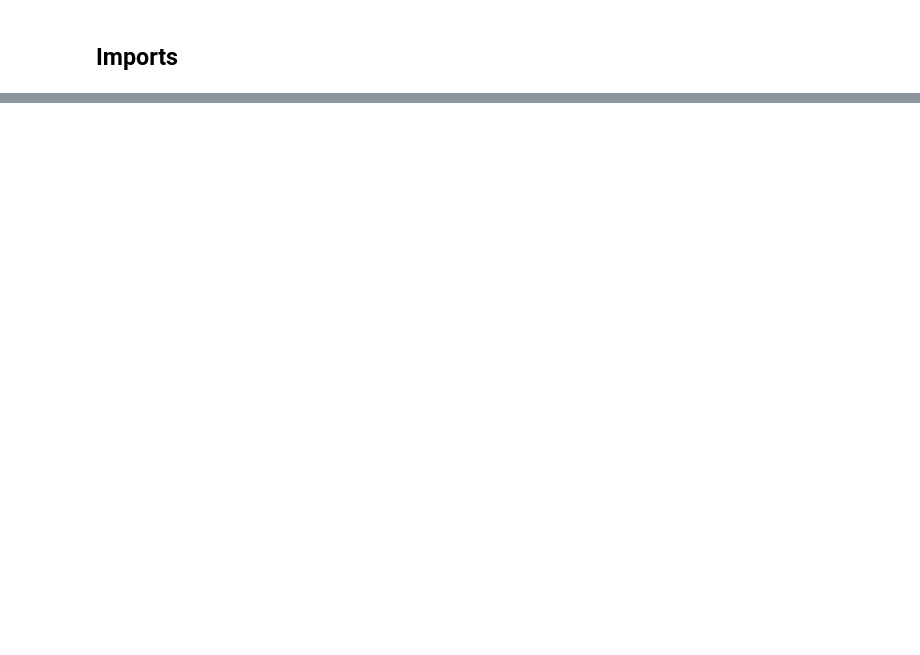
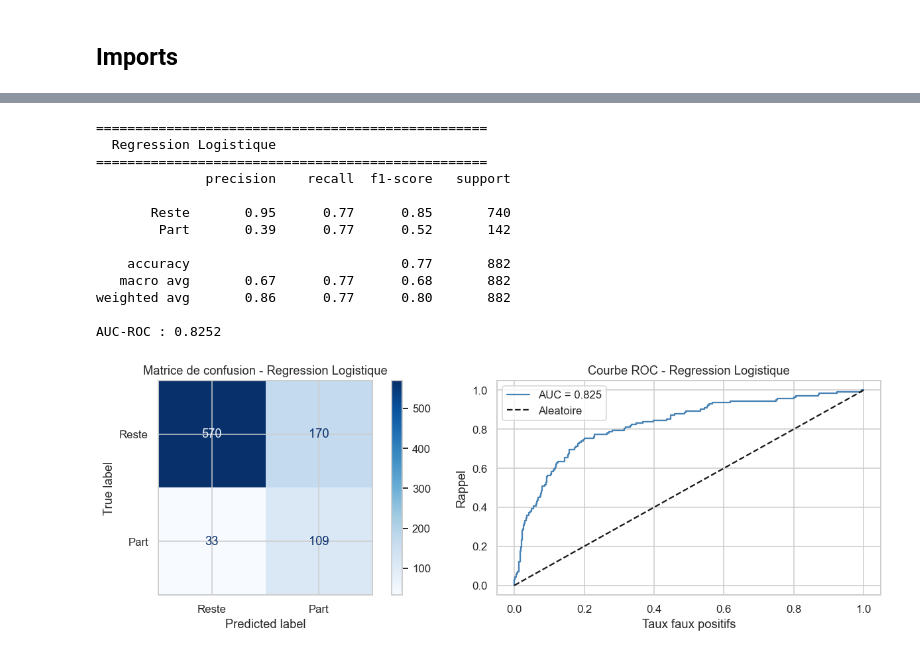
Before and after one commit to Nej-ma/A4-IA-HumanForYou, a Jupyter notebook: notebooks/03_modelisation.ipynb, the cells around one changed output, grey strips where cells are left out. Cells and saved outputs as stored; diff of their text form; code cells hidden in the pictures; blank space fills up the shorter version.

```diff
--- a/notebooks/03_modelisation.ipynb
+++ b/notebooks/03_modelisation.ipynb
@@ -364,0 +65,36 @@ Pour les autres : la régression logistique est utile comme baseline et reste in
+# %%
+def evaluer(nom, modele, X_train, X_test, y_train, y_test):
+    modele.fit(X_train, y_train)
+    y_pred  = modele.predict(X_test)
+    y_proba = modele.predict_proba(X_test)[:, 1] if hasattr(modele, "predict_proba") \
+              else modele.decision_function(X_test)
+
+    auc = roc_auc_score(y_test, y_proba)
+    f1  = f1_score(y_test, y_pred)
+
+    print(f"\n{'='*50}")
+    print(f"  {nom}")
+    print(f"{'='*50}")
+    print(classification_report(y_test, y_pred, target_names=["Reste", "Part"]))
+    print(f"AUC-ROC : {auc:.4f}")
+
+    fig, axes = plt.subplots(1, 2, figsize=(12, 4))
+    ConfusionMatrixDisplay.from_predictions(
+        y_test, y_pred, display_labels=["Reste", "Part"], cmap="Blues", ax=axes[0]
+    )
+    axes[0].set_title(f"Matrice de confusion - {nom}")
+    fpr, tpr, _ = roc_curve(y_test, y_proba)
+    axes[1].plot(fpr, tpr, color="steelblue", label=f"AUC = {auc:.3f}")
+    axes[1].plot([0,1],[0,1],"k--", label="Aleatoire")
+    axes[1].set_xlabel("Taux faux positifs")
+    axes[1].set_ylabel("Rappel")
+    axes[1].set_title(f"Courbe ROC - {nom}")
+    axes[1].legend()
+    plt.tight_layout()
+    fname = nom.lower().replace(" ", "_").replace("e", "e")
+    plt.savefig(f"../outputs/{fname}_eval.png", bbox_inches="tight")
+    plt.show()
+
+    return {"nom": nom, "f1": f1, "auc": auc, "y_proba": y_proba, "modele": modele}
+
+resultats_base = []
@@ -364,0 +113,18 @@ Pour les autres : la régression logistique est utile comme baseline et reste in
+# %%
+lr = LogisticRegression(class_weight="balanced", max_iter=1000, random_state=42)
+resultats_base.append(evaluer("Regression Logistique", lr, X_train, X_test, y_train, y_test))
+# %% [output]
+==================================================
+  Regression Logistique
+==================================================
+              precision    recall  f1-score   support
+
+       Reste       0.95      0.77      0.85       740
+        Part       0.39      0.77      0.52       142
+
+    accuracy                           0.77       882
+   macro avg       0.67      0.77      0.68       882
+weighted avg       0.86      0.77      0.80       882
+
+AUC-ROC : 0.8252
+[figure, added]
```
Also changed, not shown: parts of 55 cells of this notebook, 4 other files.
